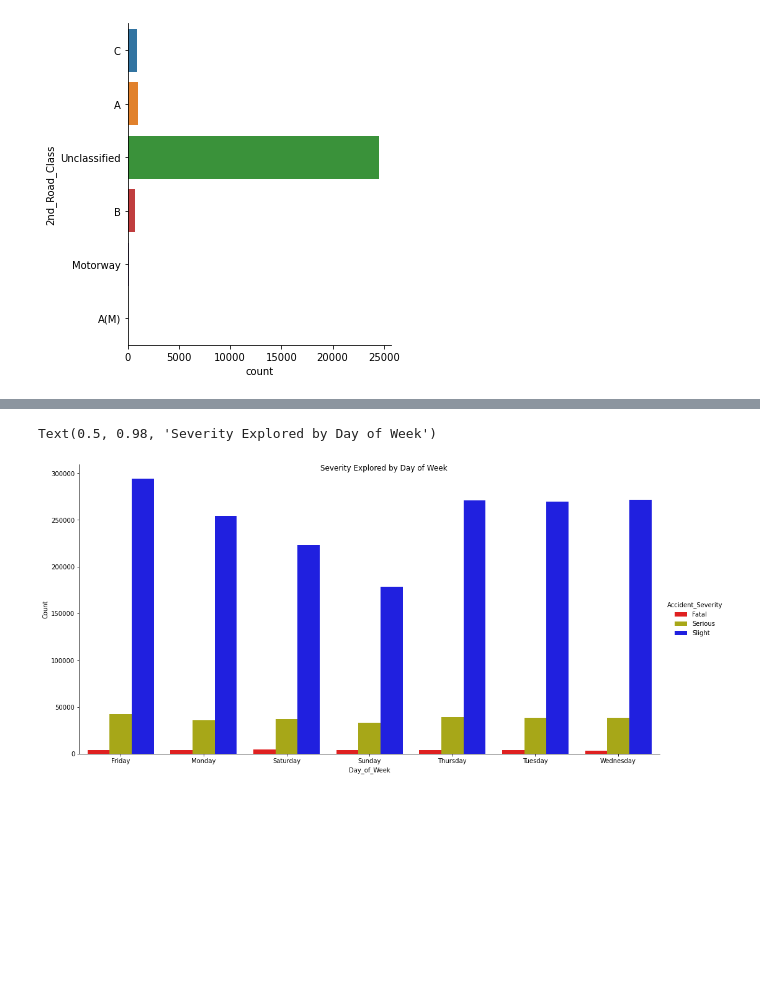
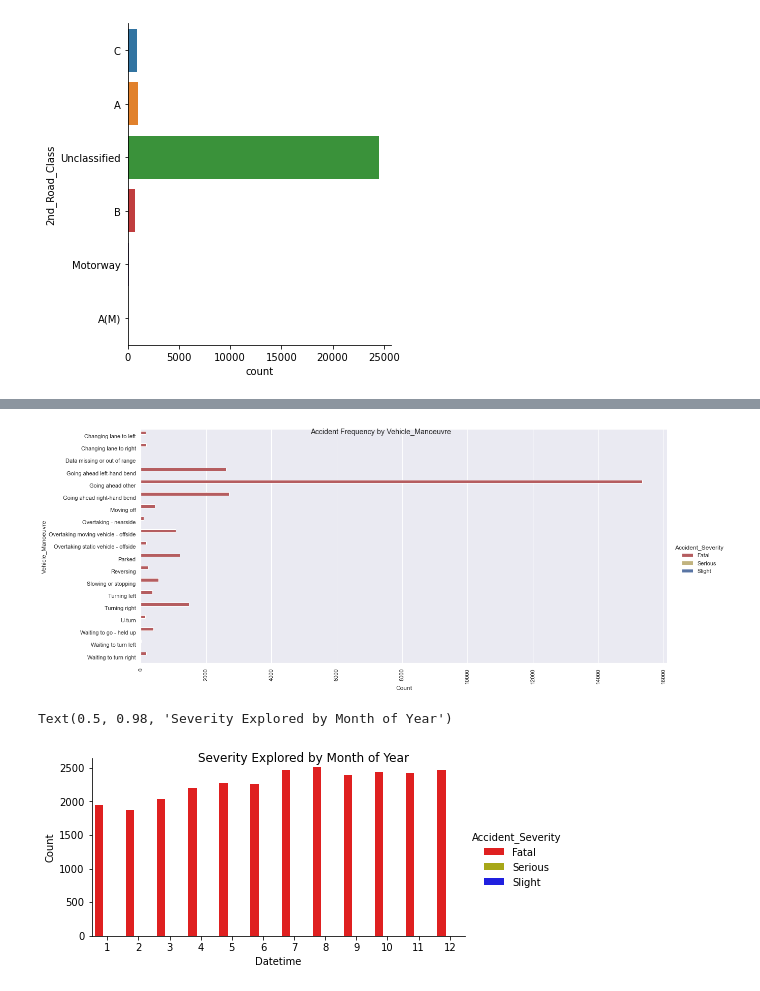
Before and after one commit to scharpham/Springboard, a Jupyter notebook: Capstone2/capstone2/notebooks/Capstone2-EDA.ipynb, the cells around one changed output, grey strips where cells are left out. Cells and saved outputs as stored; diff of their text form; code cells hidden in the pictures; blank space fills up the shorter version.

```diff
--- a/Capstone2/capstone2/notebooks/Capstone2-EDA.ipynb
+++ b/Capstone2/capstone2/notebooks/Capstone2-EDA.ipynb
@@ -147 +119,7 @@ catlist
+# %%
+#Subset by each category + [Slight, Serious, Fatal]
+
+sli = df[df['Accident_Severity'] == 'Slight']
+ser = df[df['Accident_Severity'] == 'Serious']
+fat = df[df['Accident_Severity'] == 'Fatal']
 # %%
@@ -178,0 +178,3 @@ Text(0, 0.5, 'Total Count')
+# %%
+serfat = df[ser].append(df[fat])
+serfat.head(2)
@@ -234,0 +254,2 @@ sns.catplot(y='2nd_Road_Class', data=fatalsubset, kind='count')
+# %%
+df.drop(columns = ['2nd_Road_Class'],inplace=True)
@@ -235,16 +260,20 @@ sns.catplot(y='2nd_Road_Class', data=fatalsubset, kind='count')
+# %%
+invlookcat('Vehicle_Manoeuvre',df=fat)
+# %% [output]
+[figure, added]
 # %%
-grouped1 = df.groupby(['Accident_Severity','Day_of_Week']).size().reset_index(name="Count")
-
-g= sns.catplot(x='Day_of_Week',
+grouped2 = fat.groupby(['Accident_Severity', df.Datetime.dt.month]).size().reset_index(name="Count")
+g= sns.catplot(x='Datetime',
             y='Count',
-            data=grouped1,
+            data=grouped2,
             hue='Accident_Severity',
             kind='bar',
-            height=7,
+            height=3,
             aspect = 2,
             hue_order=['Fatal', 'Serious', 'Slight'],
-            palette=sns.color_palette(['r','y','b']))
-g.fig.suptitle('Severity Explored by Day of Week')
+            palette=sns.color_palette(['r','y','b'])
+              )
+g.fig.suptitle('Severity Explored by Month of Year')
 # %% [output]
-Text(0.5, 0.98, 'Severity Explored by Day of Week')
+Text(0.5, 0.98, 'Severity Explored by Month of Year')
-[figure, old version]
+[figure, new version]
```
Also changed, not shown: parts of 55 cells of this notebook.
